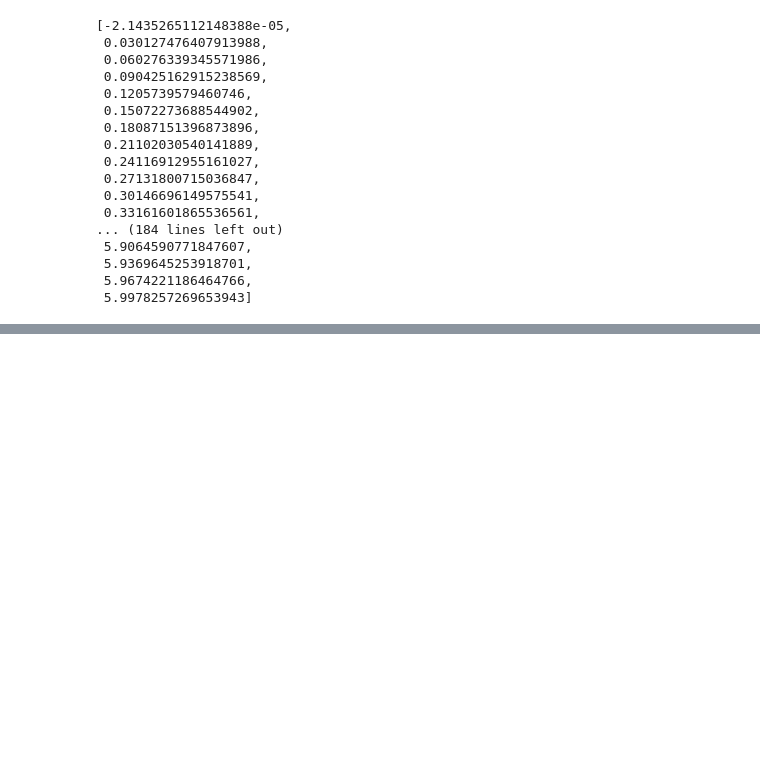
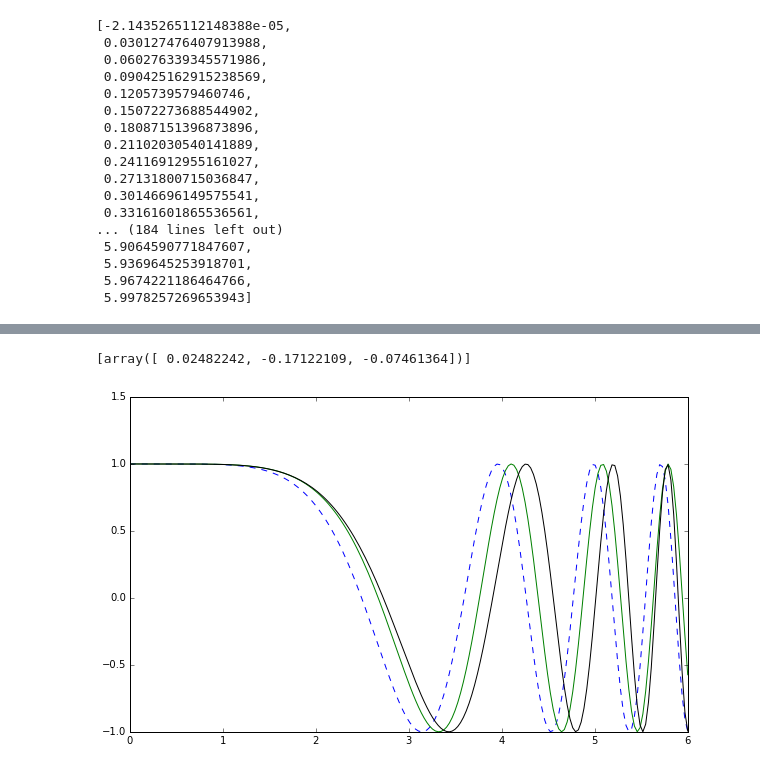
Before and after one commit to ptonner/pyFDA, a Jupyter notebook: examples/registrationByLocalRegression.ipynb, the cells around one changed output, grey strips where cells are left out. Drawn from its saved outputs; the diff is of its cells as text; code cells hidden in the pictures; blank space fills up the shorter version.

```diff
--- a/examples/registrationByLocalRegression.ipynb
+++ b/examples/registrationByLocalRegression.ipynb
@@ -434,0 +464,13 @@ g
+# %%
+gn.deltas
+# %% [output]
+[array([ 0.02482242, -0.17122109, -0.07461364])]
+# %%
+plt.figure(figsize=(10,6))
+# [plt.plot(t,z(t)) for z in lr_iter1.xhats[:2]]
+# plt.plot(t,lr.xhats[1](t));
+plt.plot(t,lr_iter1.xhats[0](t),'b--');
+plt.plot(t,lr_iter1.xhats[1](t),'g');
+plt.plot(t,y,'k',linewidth=1);
+# %% [output]
+[figure, added]
```
Also changed, not shown: parts of 22 cells of this notebook.
